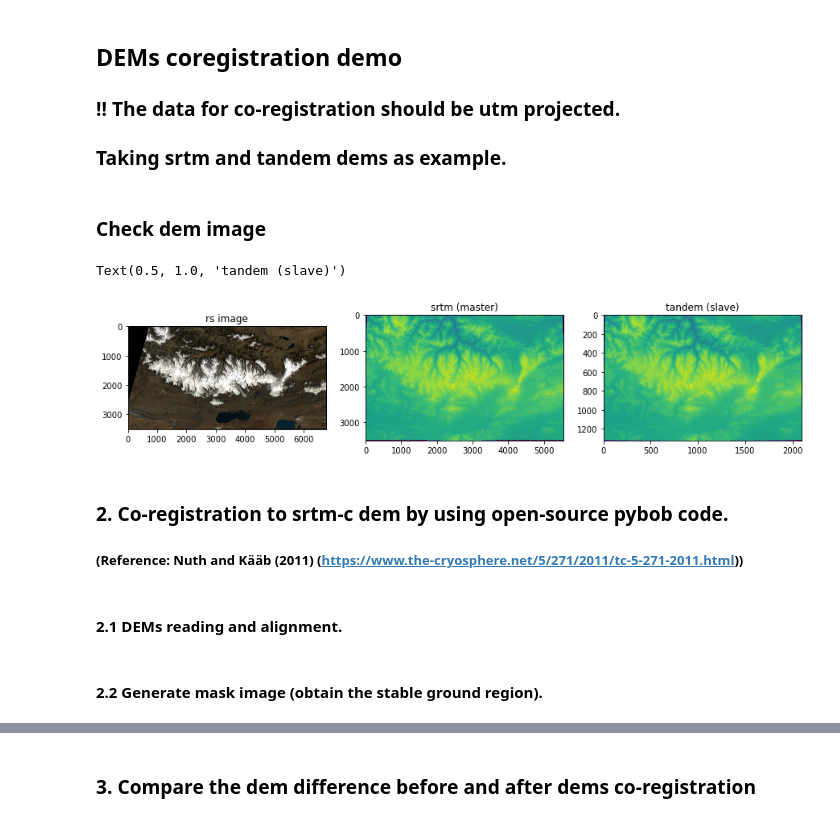
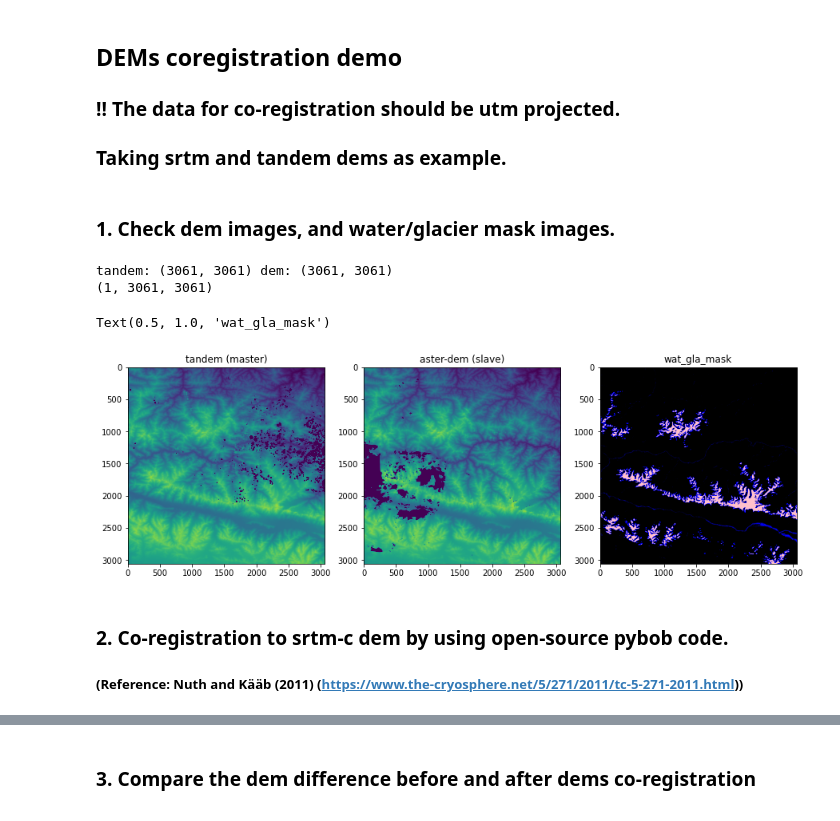
Before and after one commit to xinluo2018/Glacier-in-SETP, a Jupyter notebook: notebooks/dems_coreg_demo.ipynb, the cells around one changed output, grey strips where cells are left out. Drawn from its saved outputs; the diff is of its cells as text; code cells hidden in the pictures.

```diff
--- a/notebooks/dems_coreg_demo.ipynb
+++ b/notebooks/dems_coreg_demo.ipynb
@@ -17,24 +16,36 @@ import xdem
 # %%
-path_srtm = 'data/dem-data/srtm-c/SRTMGL1_E_wkunlun_utm.tif'         # master dem
-path_tandem = 'data/dem-data/tandem-x/dems_mosaic_wkunlun_utm.tif'   # slave dem
-path_l8img = 'data/rsimg/l8_kunlun_20200914.tif'
-path_water_jrc = 'data/water_jrc/wkl_water_jrc_utm.tif'   # jrc water map for water mask
-path_rgi_1305 = 'data/rgi60-wkunlun/rgi60_1305.gpkg'      # rgi glacier data for glacier mask
+path_tandem = 'data/dem-data/tandem-x/TDM1_DEM__30_N36E078_V01_C/DEM/TDM1_DEM__30_N36E078_DEM.tif'   # slave dem
+path_dem = 'data/aster-stereo/2009-36-78/dems_2009_mosaic_subs.tif'
+path_water_jrc = 'data/water_jrc/water_jrc_36_78.tif'   # jrc water map for water mask
+path_rgi = 'data/rgi60/rgi60_36_78.gpkg'                # rgi glacier data for glacier mask
+path_dem_aligned = 'data/aster-stereo/2009-36-78/dems_mosaic_subs_coreg.tif'
-# %% [markdown]
-### Check dem image
-# %%
-srtm, srtm_info = readTiff(path_srtm)         # master dem
-tandem, tandem_info = readTiff(path_tandem)   # slave dem
-l8_img, l8_img_info = readTiff(path_l8img)
-plt.figure(figsize=(15,5))
-plt.subplot(1,3,1); imgShow(l8_img); plt.title('rs image')
-plt.subplot(1,3,2); plt.imshow(srtm, vmin=2000, vmax=7000); plt.title('srtm (master)')
-plt.subplot(1,3,3); plt.imshow(tandem, vmin=2000, vmax=7000); plt.title('tandem (slave)')
-# %% [output]
-Text(0.5, 1.0, 'tandem (slave)')
-[figure, removed]
+# %% [markdown]
+### 1. Check dem images, and water/glacier mask images.
+# %%
+cmap = LinearSegmentedColormap.from_list('linear color', ["Black", 'Blue', 'Pink'])
+_, dem_info = readTiff(path_dem)         # master dem
+### --1. data reading
+dem = xdem.DEM(path_dem)      # slave dem
+tandem = xdem.DEM(path_tandem).reproject(dem)  # master dem
+dem = dem.reproject(tandem)   # ensure the geo-info are completely the same. some bug for the xdem
+print('tandem:', tandem.shape, 'dem:', dem.shape)
+
+### --2.water/glacier mask (water:1, glacier:2, other:0)
+water_jrc = xdem.DEM(path_water_jrc).reproject(dem)
+rgi60_mask = vec2mask(path_vec=path_rgi, path_raster=path_dem, path_save=None)
+wat_gla_mask = water_jrc.data[0]+rgi60_mask*2
+### --3. image visualize
+print(tandem.data.shape)
+plt.figure(figsize=(15,5))
+plt.subplot(1,3,1); plt.imshow(tandem.data[0], vmin=2000, vmax=7000); plt.title('tandem (master)')
+plt.subplot(1,3,2); plt.imshow(dem.data[0], vmin=2000, vmax=7000); plt.title('aster-dem (slave)')
+plt.subplot(1,3,3); plt.imshow(wat_gla_mask, vmin=0, vmax=2, cmap=cmap); plt.title('wat_gla_mask')
+# plt.subplot(2,2,4); plt.imshow(rgi60_mask, vmin=0, vmax=1); plt.title('glacier_mask')
+# %% [output]
+tandem: (3061, 3061) dem: (3061, 3061)
+(1, 3061, 3061)
+Text(0.5, 1.0, 'wat_gla_mask')
+[figure, added]
 # %% [markdown]
 ### **2. Co-registration to srtm-c dem by using open-source pybob code.**
 ##### (Reference: Nuth and Kääb (2011) (https://www.the-cryosphere.net/5/271/2011/tc-5-271-2011.html))
-# %% [markdown]
-#### 2.1 DEMs reading and alignment.
@@ -45,2 +51,0 @@ srtm_dem = srtm_dem.reproject(tandem_dem)   # ensure the geo-info are completely
-# %% [markdown]
-#### 2.2 Generate mask image (obtain the stable ground region).
```
Also changed, not shown: parts of 9 cells of this notebook, 32 other files.
